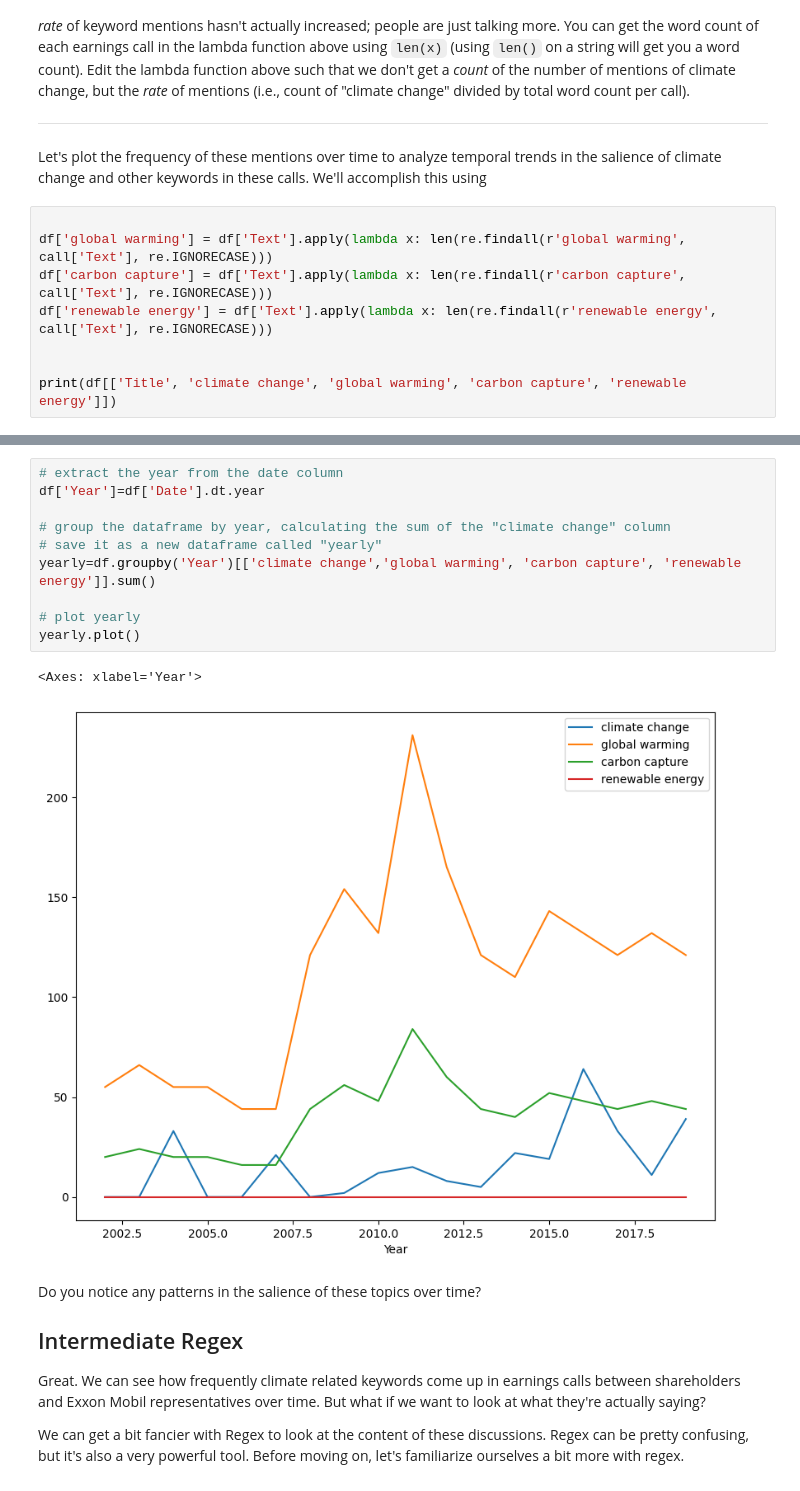
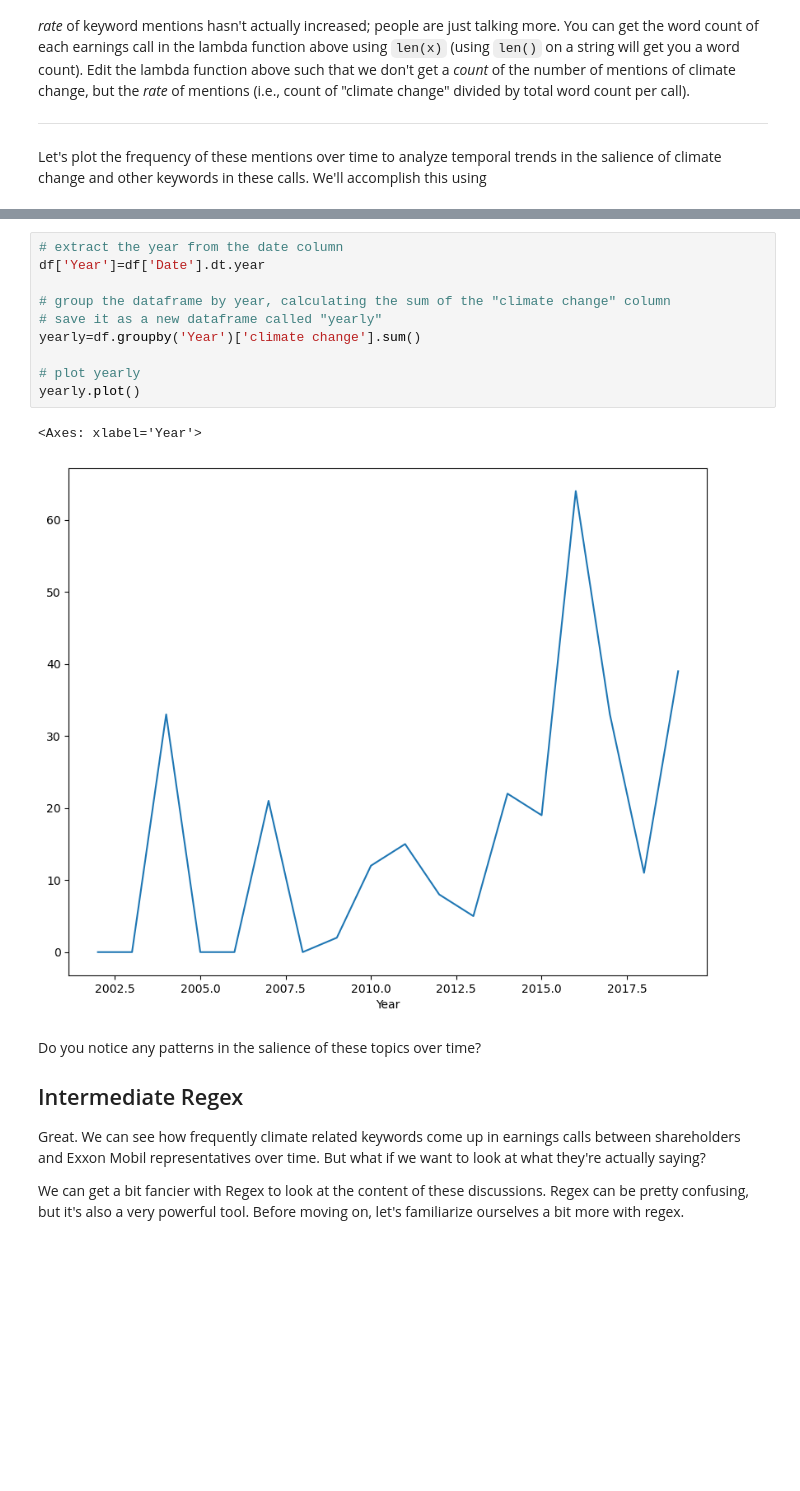
Before and after one commit to Geoschmitz/QM2, a Jupyter notebook: notebooks/W04. Natural Language Processing.ipynb, the cells around one changed output, grey strips where cells are left out. Cells and saved outputs as stored; diff of their text form; blank space fills up the shorter version.

```diff
--- a/notebooks/W04. Natural Language Processing.ipynb
+++ b/notebooks/W04. Natural Language Processing.ipynb
@@ -305,11 +300,3 @@ Advanced: Our current measure of the number of mentions of keywords might be bia
 
 
 Let's plot the frequency of these mentions over time to analyze temporal trends in the salience of climate change and other keywords in these calls. We'll accomplish this using
-# %%
-
-df['global warming'] = df['Text'].apply(lambda x: len(re.findall(r'global warming', call['Text'], re.IGNORECASE)))
-df['carbon capture'] = df['Text'].apply(lambda x: len(re.findall(r'carbon capture', call['Text'], re.IGNORECASE)))
-df['renewable energy'] = df['Text'].apply(lambda x: len(re.findall(r'renewable energy', call['Text'], re.IGNORECASE)))
-
-
-print(df[['Title', 'climate change', 'global warming', 'carbon capture', 'renewable energy']])
@@ -334,16 +303,16 @@ print(df[['Title', 'climate change', 'global warming', 'carbon capture', 'renewa
 # %%
 # extract the year from the date column
 df['Year']=df['Date'].dt.year
 
 # group the dataframe by year, calculating the sum of the "climate change" column
 # save it as a new dataframe called "yearly"
-yearly=df.groupby('Year')[['climate change','global warming', 'carbon capture', 'renewable energy']].sum()
+yearly=df.groupby('Year')['climate change'].sum()
 
 # plot yearly
 yearly.plot()
 # %% [output]
 <Axes: xlabel='Year'>
-[figure, old version]
+[figure, new version]
 # %% [markdown]
 Do you notice any patterns in the salience of these topics over time?
 
```
Also changed, not shown: parts of 6 cells of this notebook.
